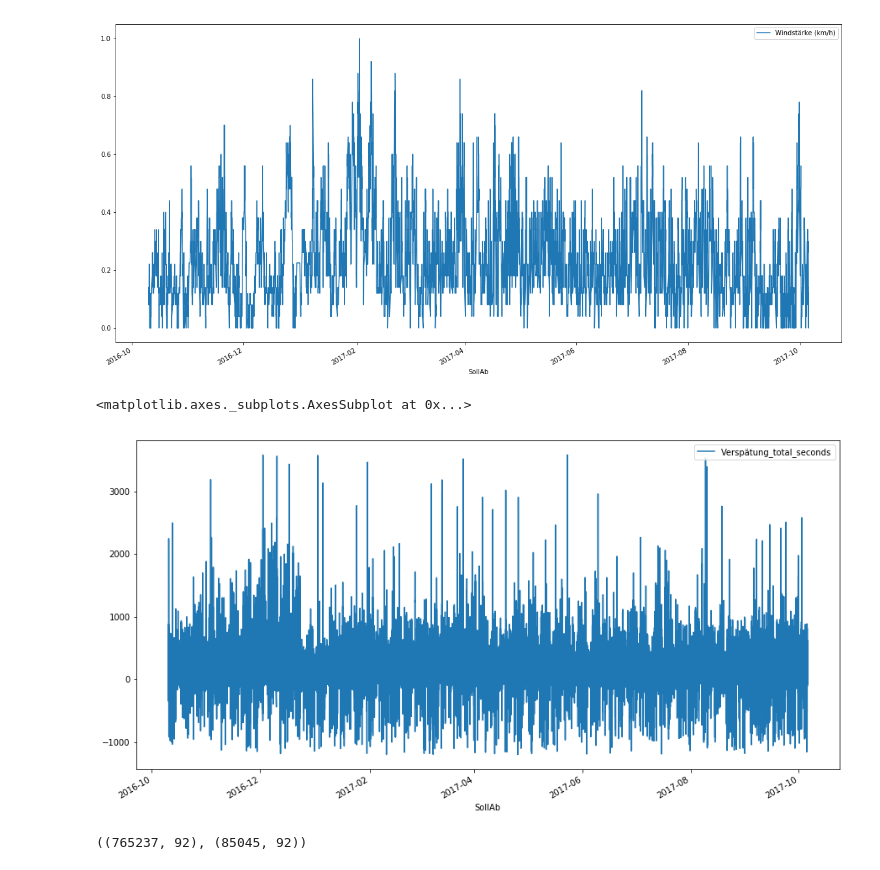
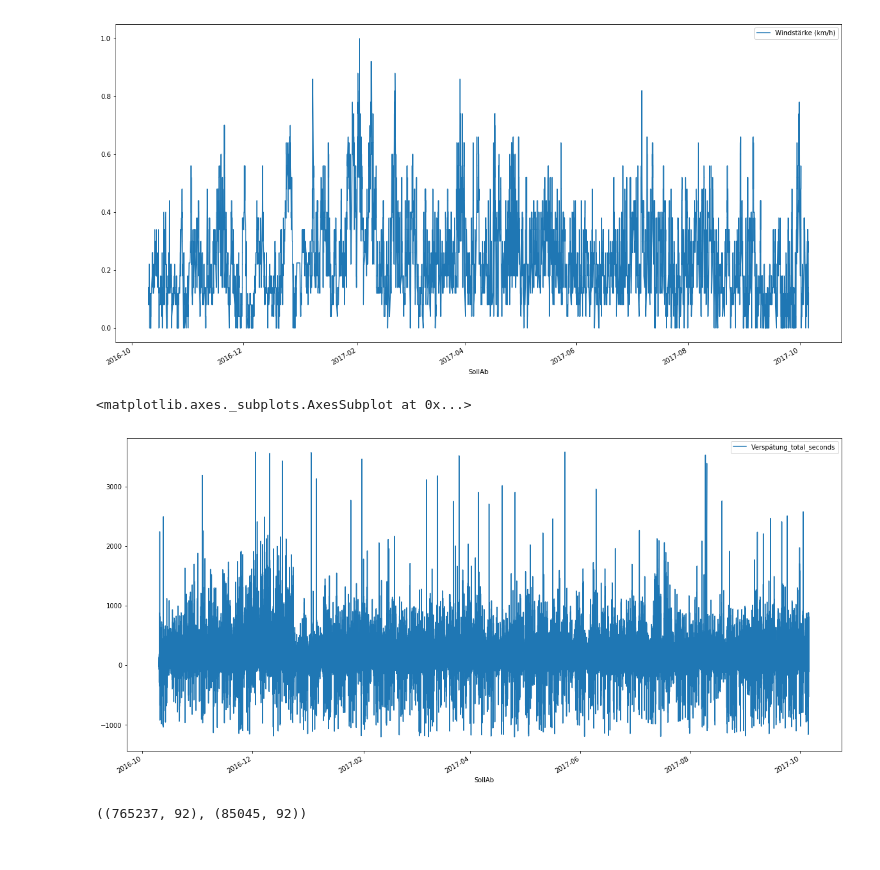
Before and after one commit to MSHACK17/bus-reality, a Jupyter notebook: 06-prediction.ipynb, the cells around one changed output. Saved outputs shown, nothing was run; the diff lists cells and outputs as text; code cells hidden in the pictures.

```diff
--- a/06-prediction.ipynb
+++ b/06-prediction.ipynb
@@ -35,10 +36,10 @@ df.plot(x='SollAb', y='Windstärke (km/h)', figsize=(20, 10))
 <matplotlib.axes._subplots.AxesSubplot at 0x...>
 [figure]
 # %%
-df.plot(x='SollAb', y='Verspätung_total_seconds', figsize=(15, 8))
+df.plot(x='SollAb', y='Verspätung_total_seconds', figsize=(20, 10))
 # %% [output]
 <matplotlib.axes._subplots.AxesSubplot at 0x...>
-[figure, old version]
+[figure, new version]
 # %%
 # Exclude single drives to test on for later.
 df_one_drive1 = df[(df["Datum"] == "2017-03-10") & (df["Fahrt"] == 1022034)]
```
Also changed, not shown: parts of 14 cells of this notebook.
